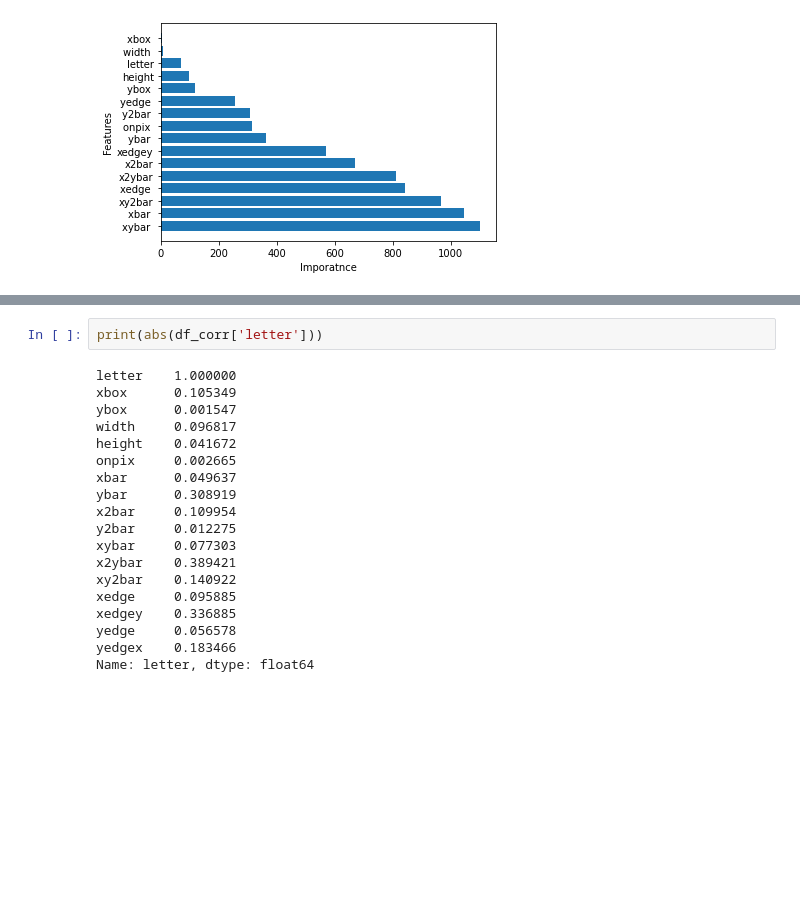
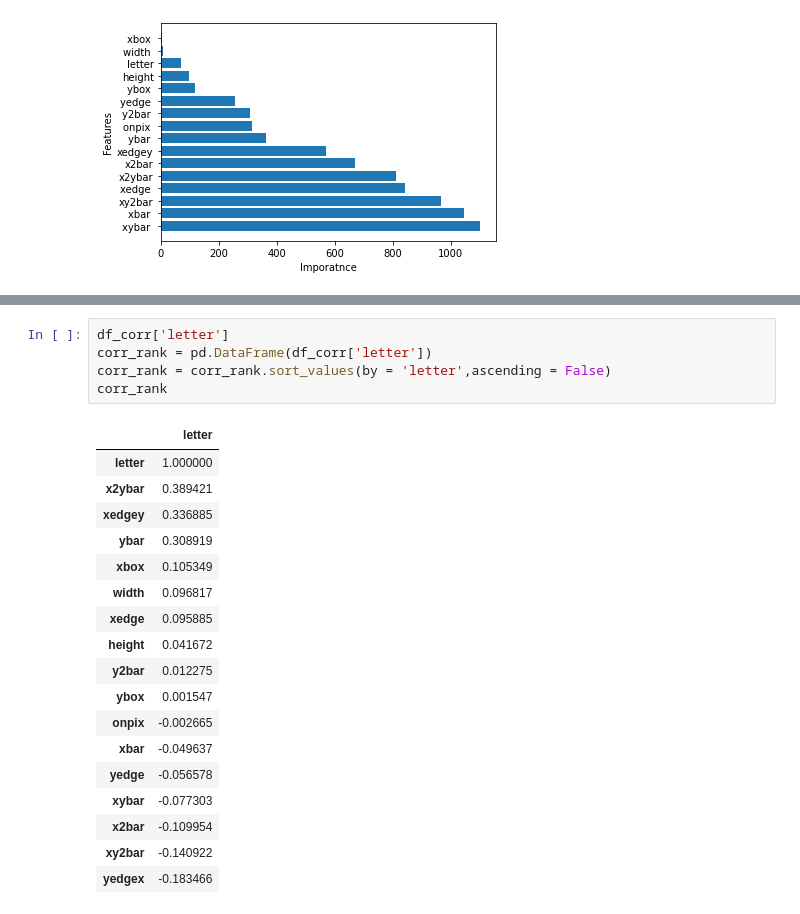
Before and after one commit to Noob919/Feature_selection, a Jupyter notebook: letter_recognition.ipynb, the cells around one changed output, grey strips where cells are left out. Drawn from its saved outputs; the diff is of its cells as text; blank space fills up the shorter version.

```diff
--- a/letter_recognition.ipynb
+++ b/letter_recognition.ipynb
@@ -173,24 +252,27 @@ df_corr
 | xedgey | 0.336885 | 0.098180 | -0.001336 | 0.045658 | 0.025359 | 0.017649 | -0.253339 | 0.555060 | -0.084820 | -0.052545 | 0.029419 | ... |
 | yedge | -0.056578 | 0.273504 | 0.230883 | 0.260285 | 0.297545 | 0.492653 | 0.127056 | -0.078008 | 0.006546 | 0.277540 | -0.087019 | ... |
 | yedgex | -0.183466 | -0.105147 | -0.042741 | -0.118273 | -0.018853 | -0.062969 | 0.248816 | -0.207900 | 0.182902 | -0.061335 | -0.114223 | ... |
-# %%
-print(abs(df_corr['letter']))
-# %% [output]
-letter    1.000000
-xbox      0.105349
-ybox      0.001547
-width     0.096817
-height    0.041672
-onpix     0.002665
-xbar      0.049637
-ybar      0.308919
-x2bar     0.109954
-y2bar     0.012275
-xybar     0.077303
-x2ybar    0.389421
-xy2bar    0.140922
-xedge     0.095885
-xedgey    0.336885
-yedge     0.056578
-yedgex    0.183466
-Name: letter, dtype: float64
+# %%
+df_corr['letter']
+corr_rank = pd.DataFrame(df_corr['letter'])
+corr_rank = corr_rank.sort_values(by = 'letter',ascending = False)
+corr_rank
+# %% [output]
+|  | letter |
+| letter | 1.000000 |
+| x2ybar | 0.389421 |
+| xedgey | 0.336885 |
+| ybar | 0.308919 |
+| xbox | 0.105349 |
+| width | 0.096817 |
+| xedge | 0.095885 |
+| height | 0.041672 |
+| y2bar | 0.012275 |
+| ybox | 0.001547 |
+| onpix | -0.002665 |
+| xbar | -0.049637 |
+| yedge | -0.056578 |
+| xybar | -0.077303 |
+| x2bar | -0.109954 |
+| xy2bar | -0.140922 |
+| yedgex | -0.183466 |
```
Also changed, not shown: parts of 15 cells of this notebook.
